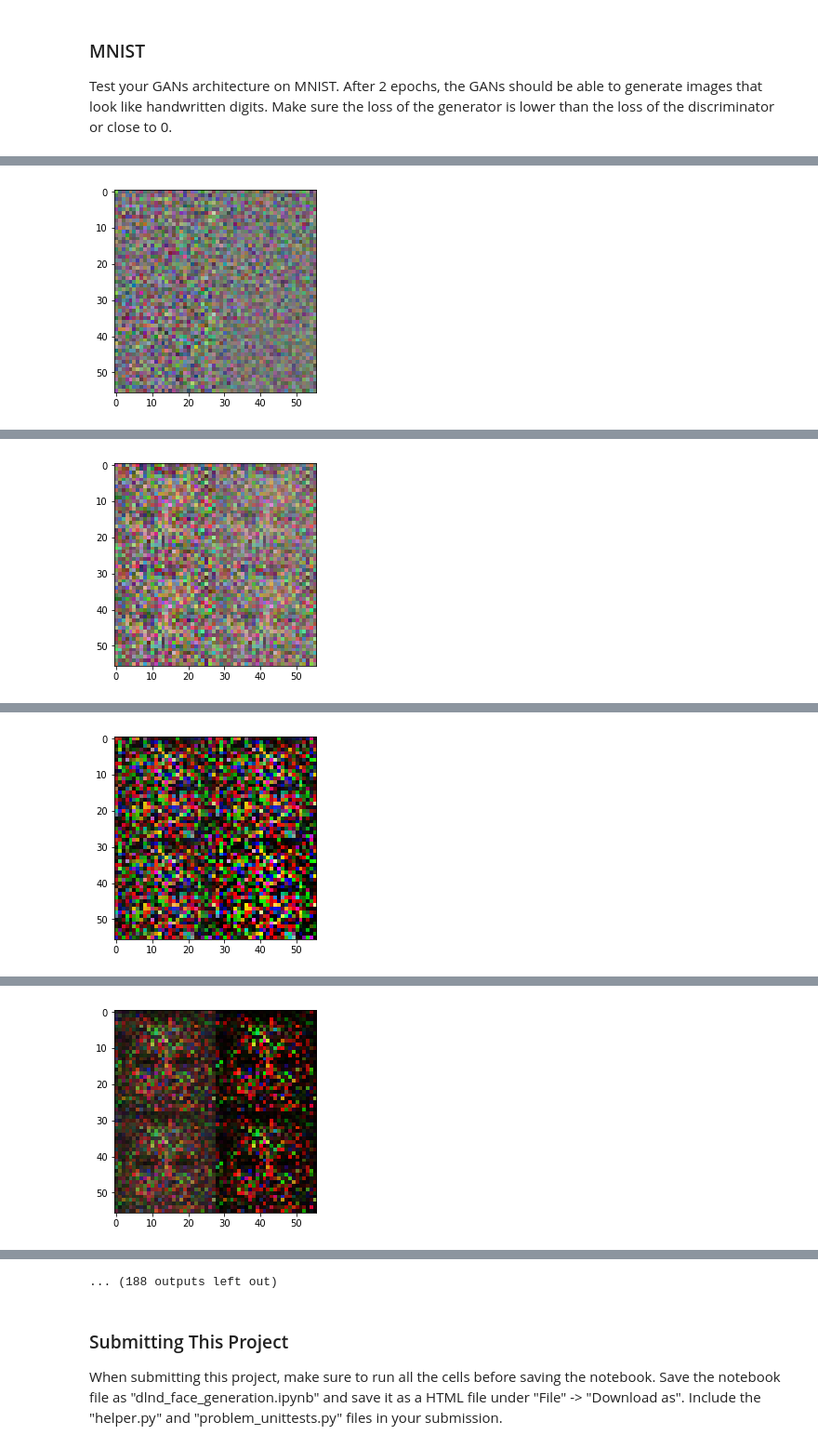
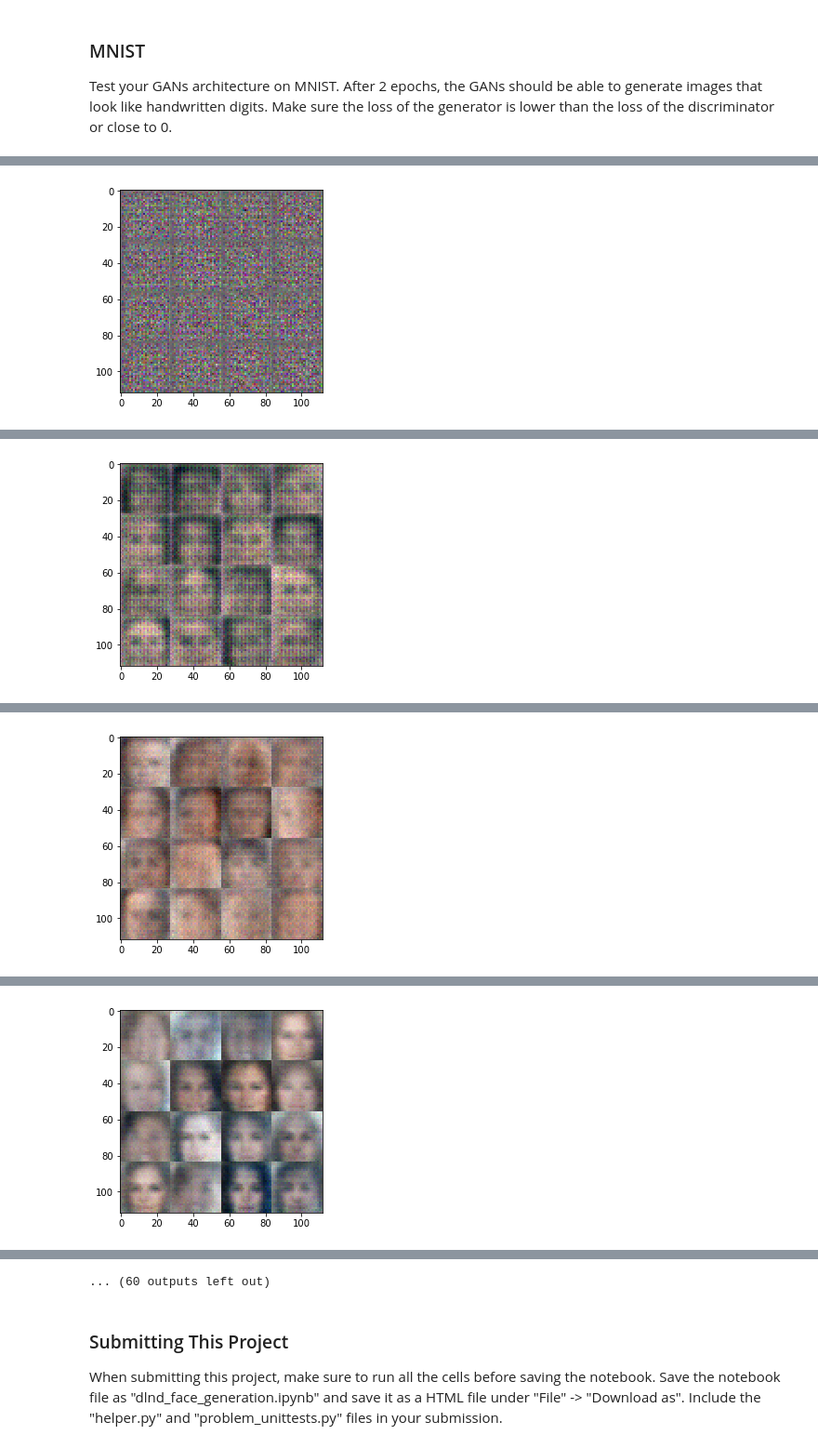
Before and after one commit to vincechan/DeepLearningND, a Jupyter notebook: p5-face_generation/dlnd_face_generation.ipynb, the cells around one changed output, grey strips where cells are left out. Shown at 93% size. Saved outputs shown, nothing was run; the diff lists cells and outputs as text; code cells hidden in the pictures.

```diff
--- a/p5-face_generation/dlnd_face_generation.ipynb
+++ b/p5-face_generation/dlnd_face_generation.ipynb
@@ -220,25 +229,20 @@ def model_loss(input_real, input_z, out_channel_dim):
     :return: A tuple of (discriminator loss, generator loss)
     """
     # TODO: Implement Function
-
     g_model = generator(input_z, out_channel_dim, is_train=True)
-
     d_model_real, d_logits_real = discriminator(input_real)
     d_model_fake, d_logits_fake = discriminator(g_model, reuse=True)
 
     # calculate losses
     smooth = 0.1
     d_loss_real = tf.reduce_mean(
-                    tf.nn.sigmoid_cross_entropy_with_logits(logits=d_logits_real,
-                                                           labels=tf.ones_like(d_logits_real) * (1 - smooth)))
+        tf.nn.sigmoid_cross_entropy_with_logits(logits=d_logits_real, labels=tf.ones_like(d_model_real)))
     d_loss_fake = tf.reduce_mean(
-                    tf.nn.sigmoid_cross_entropy_with_logits(logits=d_logits_fake,
-                                                           labels=tf.zeros_like(d_logits_fake)))
+        tf.nn.sigmoid_cross_entropy_with_logits(logits=d_logits_fake, labels=tf.zeros_like(d_model_fake)))
     d_loss = d_loss_real + d_loss_fake
 
     g_loss = tf.reduce_mean(
-                tf.nn.sigmoid_cross_entropy_with_logits(logits=d_logits_fake,
-                                                       labels=tf.ones_like(d_logits_fake)))
+        tf.nn.sigmoid_cross_entropy_with_logits(logits=d_logits_fake, labels=tf.ones_like(d_model_fake)))
 
     return d_loss, g_loss
 
@@ -263,12 +267,17 @@ def model_opt(d_loss, g_loss, learning_rate, beta1):
     :return: A tuple of (discriminator training operation, generator training operation)
     """
     # TODO: Implement Function
+
+    # Get weights and bias to update
     t_vars = tf.trainable_variables()
     g_vars = [v for v in t_vars if v.name.startswith('generator')]
     d_vars = [v for v in t_vars if v.name.startswith('discriminator')]
 
-    d_train_opt = tf.train.AdamOptimizer(learning_rate, beta1=beta1).minimize(d_loss, var_list=d_vars)
-    g_train_opt = tf.train.AdamOptimizer(learning_rate, beta1=beta1).minimize(g_loss, var_list=g_vars)
+    # Optimize
+    with tf.control_dependencies(tf.get_collection(tf.GraphKeys.UPDATE_OPS)):
+        d_train_opt = tf.train.AdamOptimizer(learning_rate, beta1=beta1).minimize(d_loss, var_list=d_vars)
+        g_train_opt = tf.train.AdamOptimizer(learning_rate, beta1=beta1).minimize(g_loss, var_list=g_vars)
+
     return d_train_opt, g_train_opt
 
 
@@ -336,27 +345,32 @@ def train(epoch_count, batch_size, z_dim, learning_rate, beta1, get_batches, dat
     d_loss, g_loss = model_loss(input_real, input_z, channel)
     d_train_opt, g_train_opt = model_opt(d_loss, g_loss, lr, beta1)
 
+    saver = tf.train.Saver()
+
     with tf.Session() as sess:
         sess.run(tf.global_variables_initializer())
         for epoch_i in range(epoch_count):
             for ii, batch_images in enumerate(get_batches(batch_size)):
                 # TODO: Train Model
-                batch_images = batch_images*2 - 1
 
                 batch_z = np.random.uniform(-1, 1, size=(batch_size, z_dim))
 
+                # Run optimizers
                 _ = sess.run(d_train_opt, feed_dict={input_real: batch_images, input_z: batch_z, lr:learning_rate})
-                _ = sess.run(g_train_opt, feed_dict={input_z: batch_z, lr:learning_rate})
+                _ = sess.run(g_train_opt, feed_dict={input_real: batch_images, input_z: batch_z, lr:learning_rate})
 
-                train_loss_d = sess.run(d_loss, {input_z: batch_z, input_real: batch_images})
-                train_loss_g = sess.run(g_loss, {input_z: batch_z})
+                if ii % 100 == 0:
+                    train_loss_d = sess.run(d_loss, {input_z: batch_z, input_real: batch_images})
+                    train_loss_g = sess.run(g_loss, {input_z: batch_z})
 
-                if ii % 500 == 0:
                     print("Epoch {}/{}...".format(epoch_i+1, epochs),
                       "Batch {}...".format(ii),
                       "Discriminator Loss: {:.4f}...".format(train_loss_d),
                       "Generator Loss: {:.4f}".format(train_loss_g))
-                    show_generator_output(sess, 4, tf.random_uniform((4, z_dim)), channel, data_image_mode)
+
+                    show_generator_output(sess, 16, tf.random_uniform((16, z_dim)), channel, data_image_mode)
+
+    print('finished training...')
 # %% [markdown]
 ### MNIST
 Test your GANs architecture on MNIST.  After 2 epochs, the GANs should be able to generate images that look like handwritten digits.  Make sure the loss of the generator is lower than the loss of the discriminator or close to 0.
@@ -393,8 +407,8 @@ Epoch 2/2... Batch 500... Discriminator Loss: 0.4537... Generator Loss: 2.4884
 # %%
-batch_size = 32
+batch_size = 100
 z_dim = 100
-learning_rate = 0.001
-beta1 = 0.9
+learning_rate = 0.0002
+beta1 = 0.5
 
 
 """
@@ -411 +425 @@ Epoch 1/10... Batch 0... Discriminator Loss: 2.3022... Generator Loss: 0.5659
-[figure, old version]
+[figure, new version]
@@ -413 +427 @@ Epoch 1/10... Batch 500... Discriminator Loss: 0.5942... Generator Loss: 1.5455
-[figure, old version]
+[figure, new version]
@@ -415 +429 @@ Epoch 1/10... Batch 1000... Discriminator Loss: 0.4575... Generator Loss: 3.1101
-[figure, old version]
+[figure, new version]
@@ -417 +431 @@ Epoch 1/10... Batch 1500... Discriminator Loss: 0.4750... Generator Loss: 2.9816
-[figure, old version]
+[figure, new version]
@@ -422,4 +436,4 @@ Epoch 1/10... Batch 2500... Discriminator Loss: 1.7942... Generator Loss: 1.0349
-... (188 outputs left out)
+... (60 outputs left out)
 # %% [markdown]
 ### Submitting This Project
 When submitting this project, make sure to run all the cells before saving the notebook. Save the notebook file as "dlnd_face_generation.ipynb" and save it as a HTML file under "File" -> "Download as". Include the "helper.py" and "problem_unittests.py" files in your submission.
```
Also changed, not shown: parts of 4 cells of this notebook.
